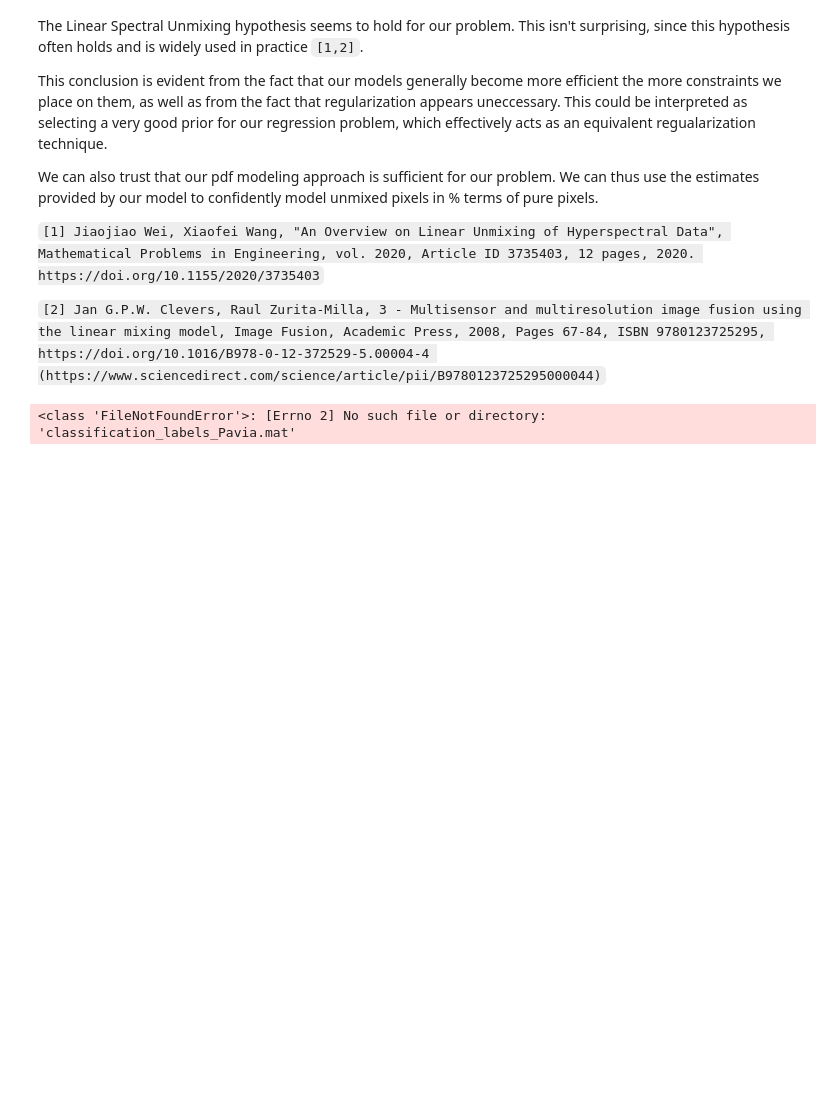
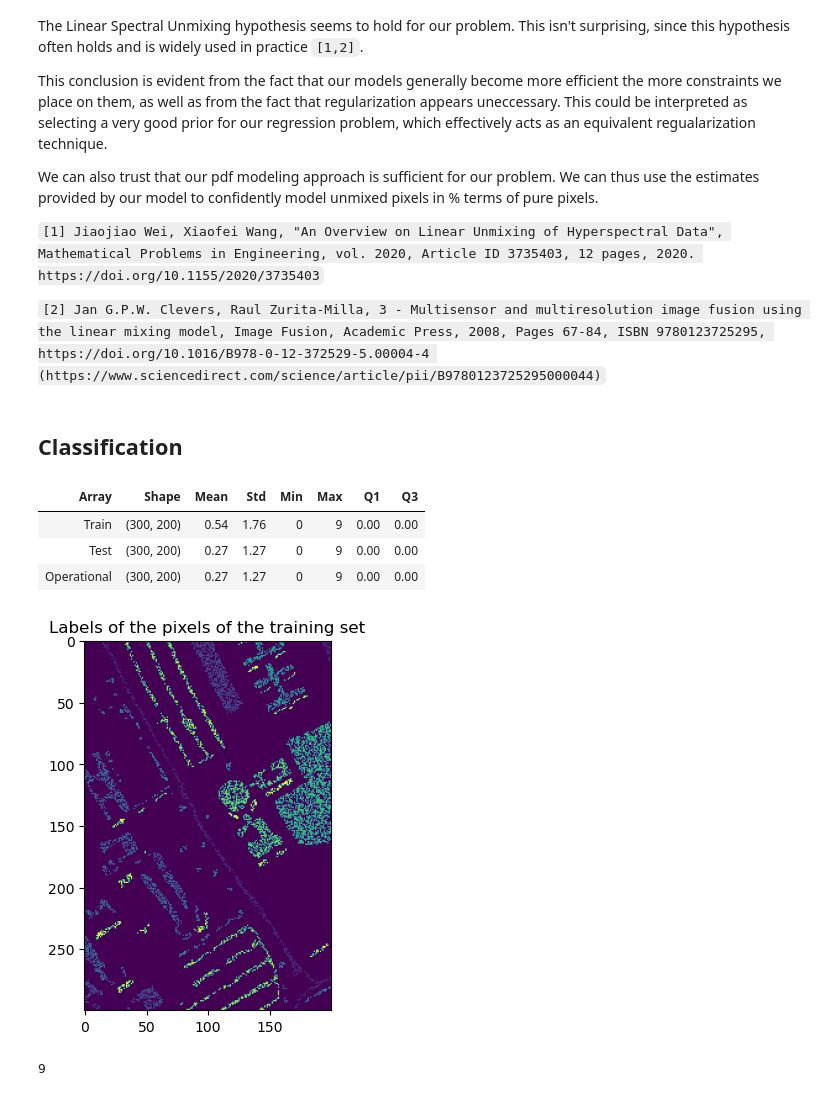
Before and after one commit to dimits-ts/hyperspectral-imaging, a Jupyter notebook: Project_AUEB.ipynb, the cells around one changed output. Cells and saved outputs as stored; diff of their text form; code cells hidden in the pictures; blank space fills up the shorter version.

Commit message:
Add basic classifier code and graphs

```diff
--- a/Project_AUEB.ipynb
+++ b/Project_AUEB.ipynb
@@ -401,16 +395,28 @@ We can also trust that our pdf modeling approach is sufficient for our problem.
 `[1] Jiaojiao Wei, Xiaofei Wang, "An Overview on Linear Unmixing of Hyperspectral Data", Mathematical Problems in Engineering, vol. 2020, Article ID 3735403, 12 pages, 2020. https://doi.org/10.1155/2020/3735403`
 
 `[2] Jan G.P.W. Clevers, Raul Zurita-Milla, 3 - Multisensor and multiresolution image fusion using the linear mixing model, Image Fusion, Academic Press, 2008, Pages 67-84, ISBN 9780123725295, https://doi.org/10.1016/B978-0-12-372529-5.00004-4 (https://www.sciencedirect.com/science/article/pii/B9780123725295000044)`
+# %% [markdown]
+## Classification
 # %%
 # Trainining set for classification
-Pavia_labels = sio.loadmat('classification_labels_Pavia.mat')
-Training_Set = (np.reshape(Pavia_labels['training_set'],(200,300))).T
-Test_Set = (np.reshape(Pavia_labels['test_set'],(200,300))).T
-Operational_Set = (np.reshape(Pavia_labels['operational_set'],(200,300))).T
+Pavia_labels = sio.loadmat('data/classification_labels_Pavia.mat')
+y_train_set = (np.reshape(Pavia_labels['training_set'],(200,300))).T
+y_test_set = (np.reshape(Pavia_labels['test_set'],(200,300))).T
+y_oper_set = (np.reshape(Pavia_labels['operational_set'],(200,300))).T
 
-fig = plt.figure()
-plt.imshow(Training_Set)
-plt.title('Labels of the pixels of the training set')
-plt.show()
+arrays_stats([y_train_set, y_test_set, y_oper_set], names=["Train", "Test", "Operational"])
 # %% [output]
-<class 'FileNotFoundError'>: [Errno 2] No such file or directory: 'classification_labels_Pavia.mat'
+| Array | Shape | Mean | Std | Min | Max | Q1 | Q3 |
+| Train | (300, 200) | 0.54 | 1.76 | 0 | 9 | 0.00 | 0.00 |
+| Test | (300, 200) | 0.27 | 1.27 | 0 | 9 | 0.00 | 0.00 |
+| Operational | (300, 200) | 0.27 | 1.27 | 0 | 9 | 0.00 | 0.00 |
+# %%
+plt.imshow(y_train_set)
+plt.title('Labels of the pixels of the training set')
+plt.show()
+# %% [output]
+[figure, added]
+# %%
+y_train_set.max()
+# %% [output]
+9
```
Also changed, not shown: parts of 30 cells of this notebook.
